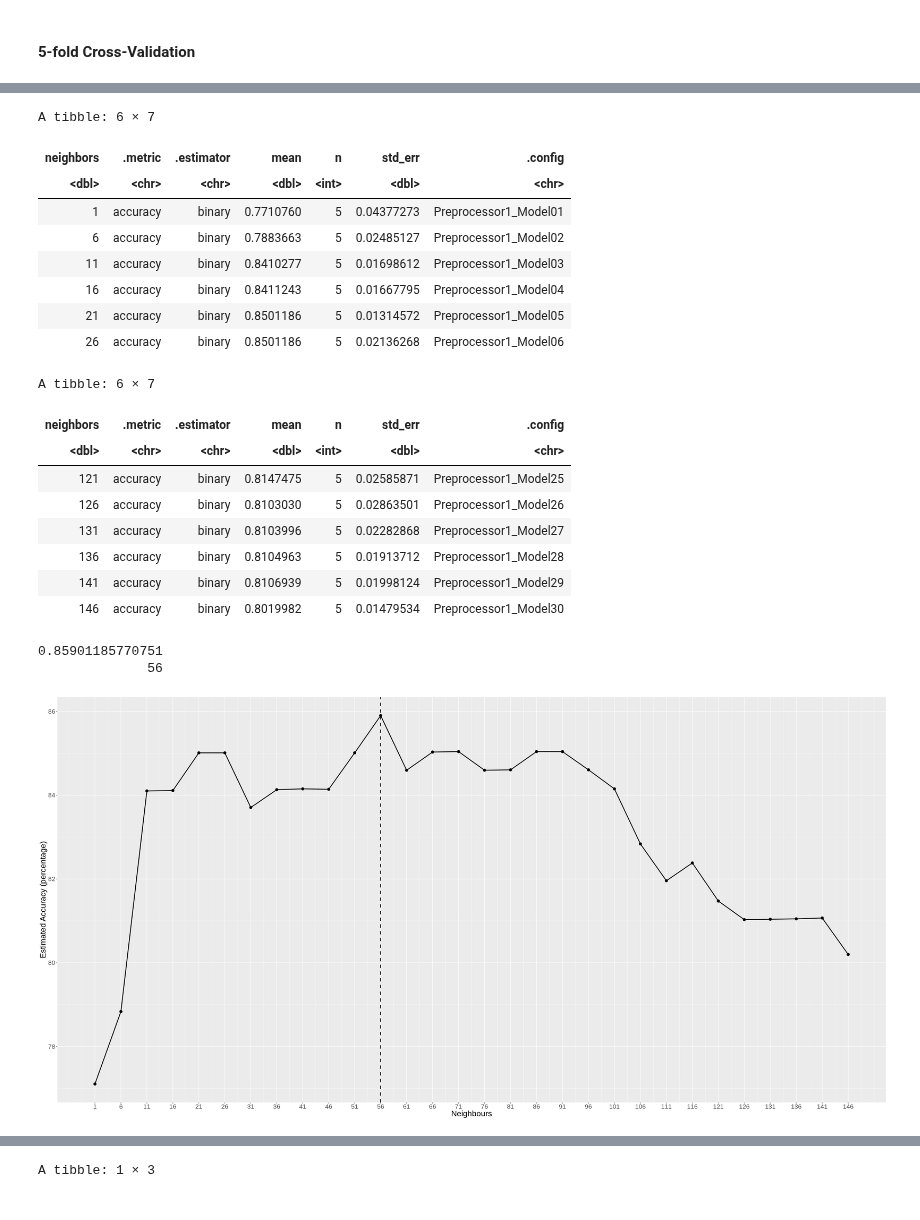
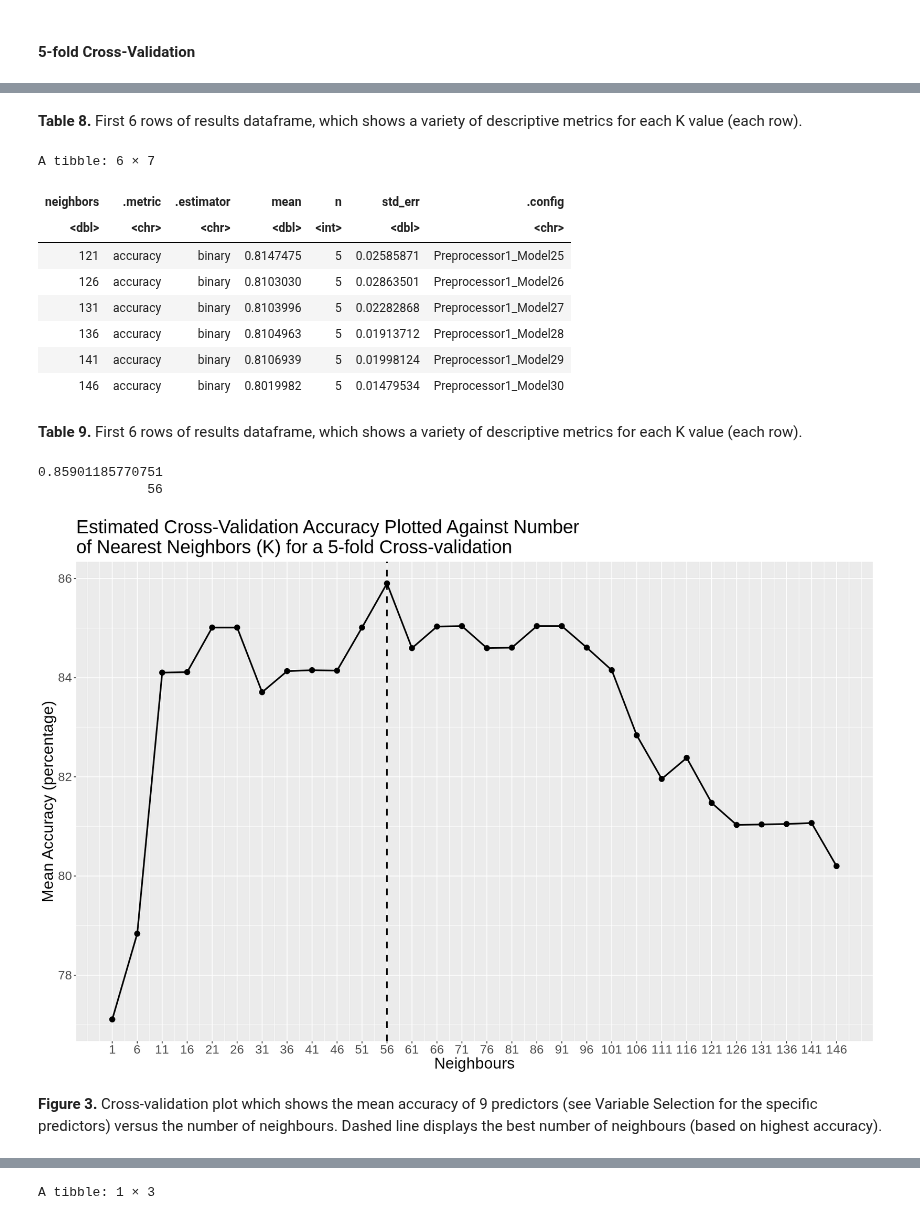
Before and after one commit to devr07/Project-DSCI100, a Jupyter notebook: projectpropsal.ipynb, the cells around one changed output, grey strips where cells are left out. Drawn from its saved outputs; the diff is of its cells as text; code cells hidden in the pictures.

```diff
--- a/projectpropsal.ipynb
+++ b/projectpropsal.ipynb
@@ -608,39 +652,37 @@ results <- workflow() |>
+# %% [markdown]
+**Table 8.** First 6 rows of results dataframe, which shows a variety of descriptive metrics for each K value (each row).
+# %%
+tail(results, 6)
+# %% [output]
+A tibble: 6 × 7
+| neighbors | .metric | .estimator | mean | n | std_err | .config |
+| <dbl> | <chr> | <chr> | <dbl> | <int> | <dbl> | <chr> |
+| 121 | accuracy | binary | 0.8147475 | 5 | 0.02585871 | Preprocessor1_Model25 |
+| 126 | accuracy | binary | 0.8103030 | 5 | 0.02863501 | Preprocessor1_Model26 |
+| 131 | accuracy | binary | 0.8103996 | 5 | 0.02282868 | Preprocessor1_Model27 |
+| 136 | accuracy | binary | 0.8104963 | 5 | 0.01913712 | Preprocessor1_Model28 |
+| 141 | accuracy | binary | 0.8106939 | 5 | 0.01998124 | Preprocessor1_Model29 |
+| 146 | accuracy | binary | 0.8019982 | 5 | 0.01479534 | Preprocessor1_Model30 |
+# %% [markdown]
+**Table 9.** First 6 rows of results dataframe, which shows a variety of descriptive metrics for each K value (each row).
 # %%
-head(results, 6)
-tail(results, 6)
-
 highest_accuracy <- results |>
     arrange(desc(mean)) |>
     slice(1) |>
     pull(neighbors, mean)
 highest_accuracy
 cross_val_plot <- ggplot(results, aes(x = neighbors, y = 100 * mean)) +
                           geom_point(size = 3) +
                           geom_line(size = 1) +
-                          labs(x = "Neighbours", y = "Estimated Accuracy (percentage)") +
+                          labs(x = "Neighbours", y = "Mean Accuracy (percentage)") +
                           theme(text = element_text(size = 20)) +
                           scale_x_continuous(breaks = seq(1, 150, by = 5)) +
-                          geom_vline(xintercept = highest_accuracy, linetype = "dashed", size = 1)
+                          geom_vline(xintercept = highest_accuracy, linetype = "dashed", size = 1) +
+                          ggtitle('Estimated Cross-Validation Accuracy Plotted Against Number \nof Nearest Neighbors (K) for a 5-fold Cross-validation')
 cross_val_plot
 # %% [output]
-A tibble: 6 × 7
+0.85901185770751
+              56
-| neighbors | .metric | .estimator | mean | n | std_err | .config |
-| <dbl> | <chr> | <chr> | <dbl> | <int> | <dbl> | <chr> |
-| 1 | accuracy | binary | 0.7710760 | 5 | 0.04377273 | Preprocessor1_Model01 |
-| 6 | accuracy | binary | 0.7883663 | 5 | 0.02485127 | Preprocessor1_Model02 |
-| 11 | accuracy | binary | 0.8410277 | 5 | 0.01698612 | Preprocessor1_Model03 |
-| 16 | accuracy | binary | 0.8411243 | 5 | 0.01667795 | Preprocessor1_Model04 |
-| 21 | accuracy | binary | 0.8501186 | 5 | 0.01314572 | Preprocessor1_Model05 |
-| 26 | accuracy | binary | 0.8501186 | 5 | 0.02136268 | Preprocessor1_Model06 |
-A tibble: 6 × 7
-| neighbors | .metric | .estimator | mean | n | std_err | .config |
-| <dbl> | <chr> | <chr> | <dbl> | <int> | <dbl> | <chr> |
-| 121 | accuracy | binary | 0.8147475 | 5 | 0.02585871 | Preprocessor1_Model25 |
-| 126 | accuracy | binary | 0.8103030 | 5 | 0.02863501 | Preprocessor1_Model26 |
-| 131 | accuracy | binary | 0.8103996 | 5 | 0.02282868 | Preprocessor1_Model27 |
-| 136 | accuracy | binary | 0.8104963 | 5 | 0.01913712 | Preprocessor1_Model28 |
-| 141 | accuracy | binary | 0.8106939 | 5 | 0.01998124 | Preprocessor1_Model29 |
-| 146 | accuracy | binary | 0.8019982 | 5 | 0.01479534 | Preprocessor1_Model30 |
-0.85901185770751
-              56
-[figure, old version]
+[figure, new version]
+# %% [markdown]
+**Figure 3.** Cross-validation plot which shows the mean accuracy of 9 predictors (see Variable Selection for the specific predictors) versus the number of neighbours. Dashed line displays the best number of neighbours (based on highest accuracy).
```
Also changed, not shown: parts of 42 cells of this notebook.
